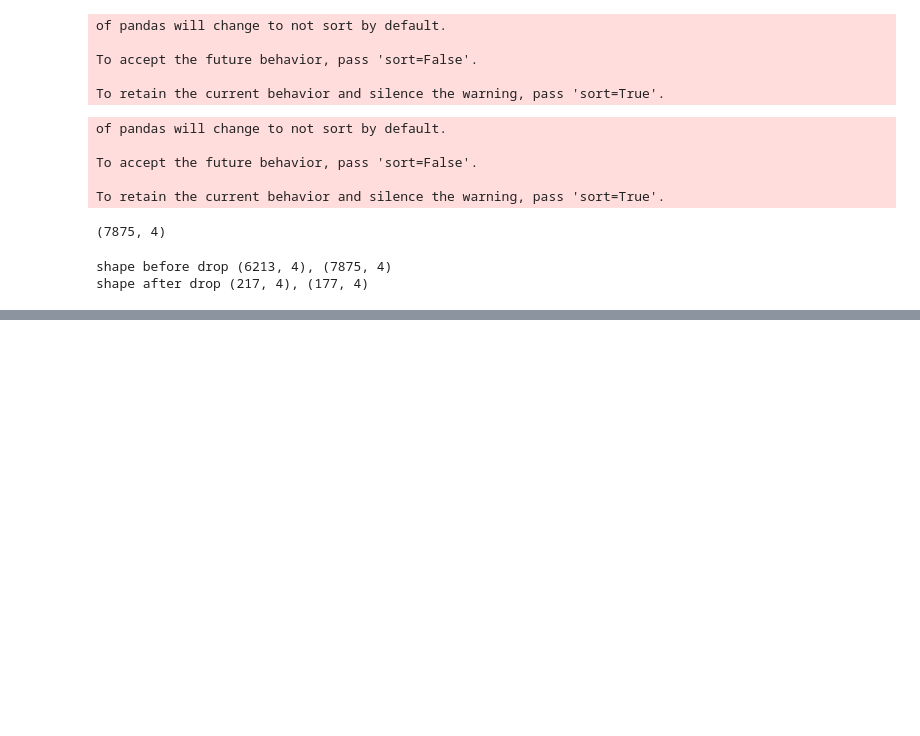
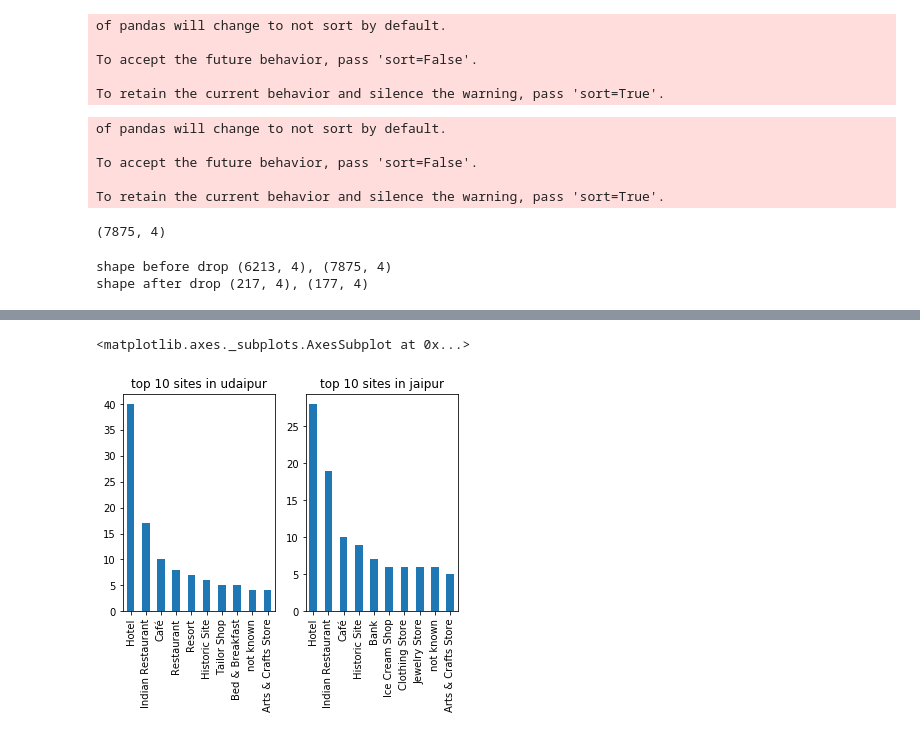
Before and after one commit to jainvishudh/Coursera_Capstone, a Jupyter notebook: Week 2 Capstone final assignment.ipynb, the cells around one changed output, grey strips where cells are left out. Drawn from its saved outputs; the diff is of its cells as text; code cells hidden in the pictures; blank space fills up the shorter version.

```diff
--- a/Week 2 Capstone final assignment.ipynb
+++ b/Week 2 Capstone final assignment.ipynb
@@ -244,0 +353,11 @@ shape after drop (217, 4), (177, 4)
+# %%
+plt.subplot(1,2,1)
+
+udaipur_places.Category.value_counts()[:10].plot(kind = 'bar')
+plt.title("top 10 sites in udaipur")
+plt.subplot(1,2,2)
+plt.title("top 10 sites in jaipur")
+jaipur_places.Category.value_counts()[:10].plot(kind = 'bar')
+# %% [output]
+<matplotlib.axes._subplots.AxesSubplot at 0x...>
+[figure, added]
```
Also changed, not shown: parts of 6 cells of this notebook.
